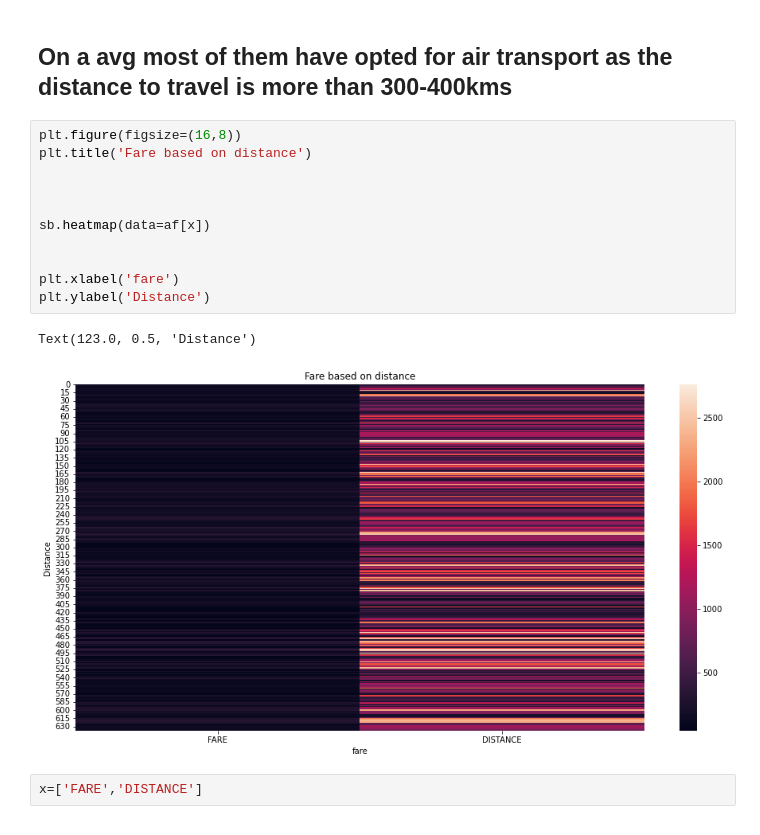
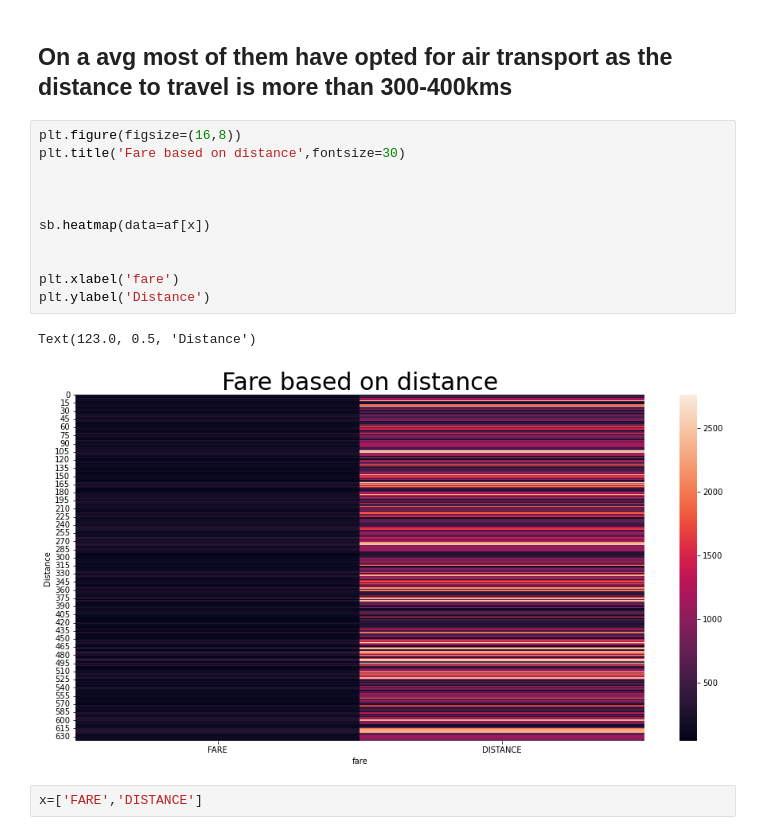
Before and after one commit to Madhu3002/Madhu3002, a Jupyter notebook: Stats Assign.ipynb, the cells around one changed output. Drawn from its saved outputs; the diff is of its cells as text.

```diff
--- a/Stats Assign.ipynb
+++ b/Stats Assign.ipynb
@@ -79,18 +80,18 @@ Text(0, 0.5, 'City')
 ## On a avg most of them have opted for air transport as the distance to travel is more than 300-400kms
 # %%
 plt.figure(figsize=(16,8))
-plt.title('Fare based on distance')
+plt.title('Fare based on distance',fontsize=30)
 
 
 
 sb.heatmap(data=af[x])
 
 
 plt.xlabel('fare')
 plt.ylabel('Distance')
 # %% [output]
 Text(123.0, 0.5, 'Distance')
-[figure, old version]
+[figure, new version]
 # %%
 x=['FARE','DISTANCE']
 # %%
```
Also changed, not shown: parts of 21 cells of this notebook.
